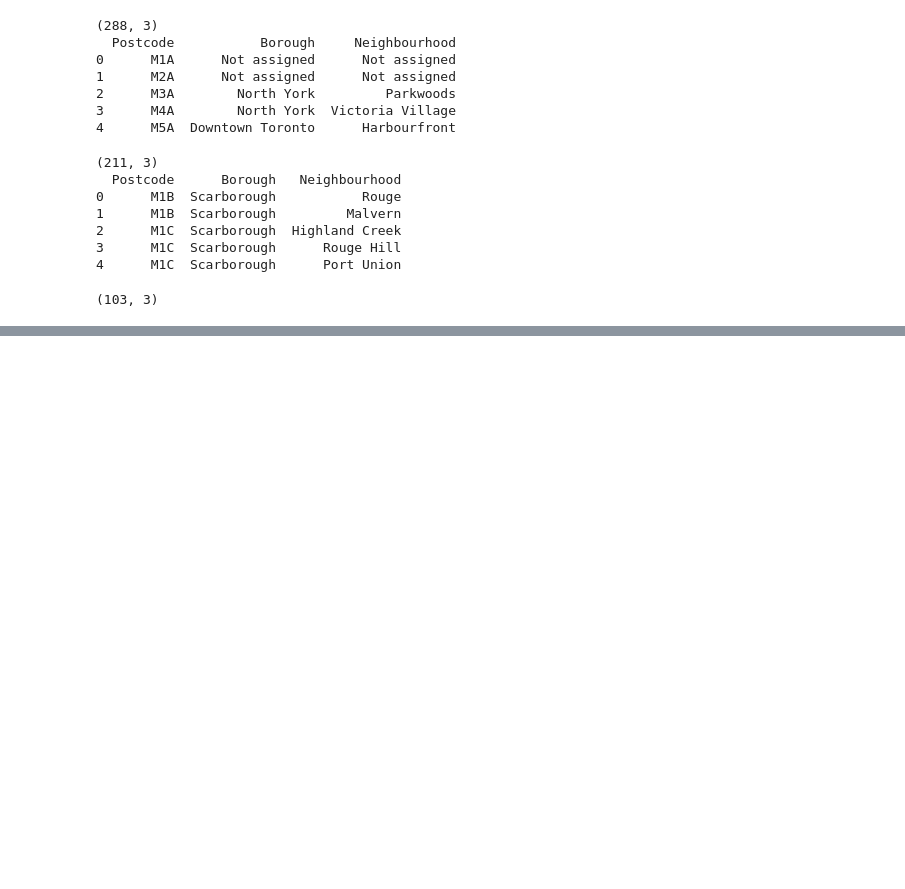
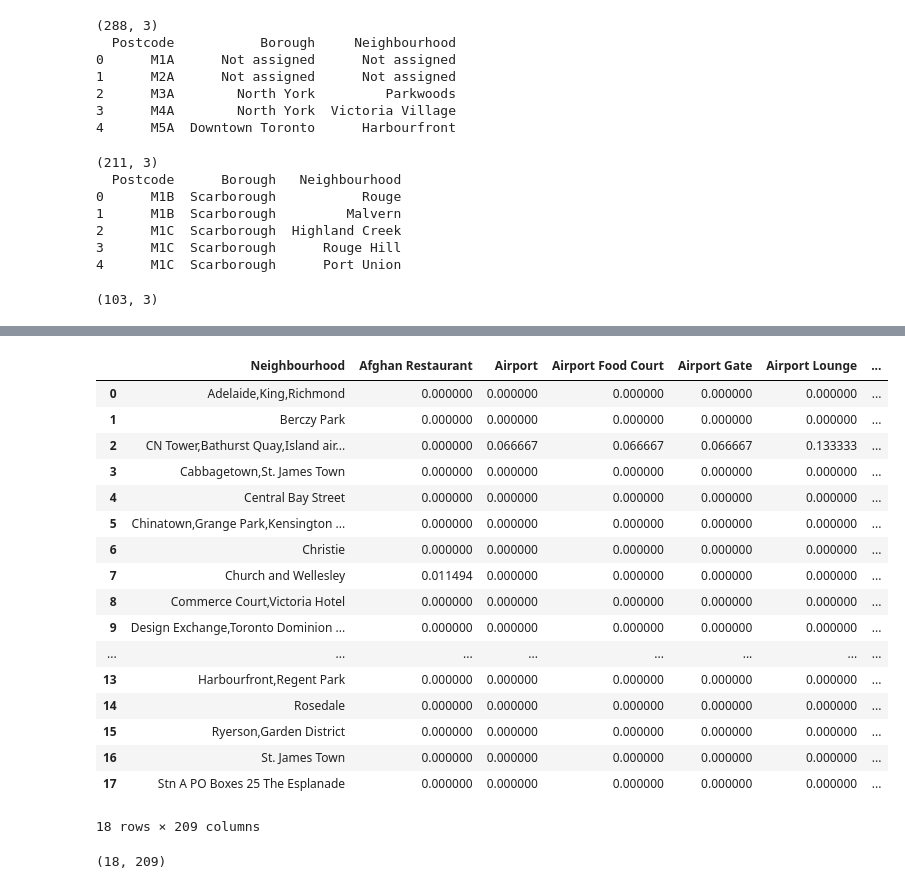
Before and after one commit to AsmarAliyeva/Coursera_Capstone, a Jupyter notebook: Segmenting and Clustering .ipynb, the cells around one changed output, grey strips where cells are left out. Saved outputs shown, nothing was run; the diff lists cells and outputs as text; code cells hidden in the pictures; blank space fills up the shorter version.

```diff
--- a/Segmenting and Clustering .ipynb
+++ b/Segmenting and Clustering .ipynb
@@ -74,0 +185,14 @@ dfNew.shape
+# %%
+# here i slice the original dataframe and create a new dataframe of the Downtown Toronto data
+# and get the geographical coordinates of Downtown Toronto
+
+toronto_data = Data[Data['Borough'] == 'Downtown Toronto'].reset_index(drop=True)
+print(toronto_data.head())
+
+address = 'Downtown Toronto, ON'
+
+geolocator = Nominatim(user_agent="tor_explorer")
+location = geolocator.geocode(address)
+latitude = location.latitude
+longitude = location.longitude
+print('The geograpical coordinate of Downtown Toronto are {}, {}.'.format(latitude, longitude))
@@ -74,0 +227,6 @@ dfNew.shape
+# %%
+# now i will define my Fourquare credentials for future reference
+
+CLIENT_ID = '1CIOCU1T1I5Z4WJU42VHG4KPO0HAYWUN5H33LXU5IBMOI3OG' # your Foursquare ID
+CLIENT_SECRET = 'O1II2ITGW4BCXCL2AKZ3NA0W1G54KPEM2NRVJ5HJP2UDHO01' # your Foursquare Secret
+VERSION = '20180604'
@@ -74,0 +283,6 @@ dfNew.shape
+# %%
+# here i create new dataframe which contain
+downtowntoronto_venues = getNearbyVenues(names=toronto_data['Neighbourhood'],
+                                   latitudes=toronto_data['Latitude'],
+                                   longitudes=toronto_data['Longitude']
+                                  )
@@ -74,0 +348,14 @@ dfNew.shape
+# %%
+#lets analize neighbourhoods
+
+downtoronto_onehot = pd.get_dummies(downtowntoronto_venues[['Venue Category']], prefix="", prefix_sep="")
+
+# add neighborhood column back to dataframe
+downtoronto_onehot['Neighbourhood'] = downtowntoronto_venues['Neighbourhood']
+
+# move neighborhood column to the first column
+fixed_columns = [downtoronto_onehot.columns[-1]] + list(downtoronto_onehot.columns[:-1])
+downtoronto_onehot = downtoronto_onehot[fixed_columns]
+
+print(downtoronto_onehot.shape)
+downtoronto_onehot.head()
@@ -74,0 +373,26 @@ dfNew.shape
+# %%
+downtoronto_grouped = downtoronto_onehot.groupby('Neighbourhood').mean().reset_index()
+downtoronto_grouped
+# %% [output]
+|  | Neighbourhood | Afghan Restaurant | Airport | Airport Food Court | Airport Gate | Airport Lounge | ... |
+| 0 | Adelaide,King,Richmond | 0.000000 | 0.000000 | 0.000000 | 0.000000 | 0.000000 | ... |
+| 1 | Berczy Park | 0.000000 | 0.000000 | 0.000000 | 0.000000 | 0.000000 | ... |
+| 2 | CN Tower,Bathurst Quay,Island air... | 0.000000 | 0.066667 | 0.066667 | 0.066667 | 0.133333 | ... |
+| 3 | Cabbagetown,St. James Town | 0.000000 | 0.000000 | 0.000000 | 0.000000 | 0.000000 | ... |
+| 4 | Central Bay Street | 0.000000 | 0.000000 | 0.000000 | 0.000000 | 0.000000 | ... |
+| 5 | Chinatown,Grange Park,Kensington ... | 0.000000 | 0.000000 | 0.000000 | 0.000000 | 0.000000 | ... |
+| 6 | Christie | 0.000000 | 0.000000 | 0.000000 | 0.000000 | 0.000000 | ... |
+| 7 | Church and Wellesley | 0.011494 | 0.000000 | 0.000000 | 0.000000 | 0.000000 | ... |
+| 8 | Commerce Court,Victoria Hotel | 0.000000 | 0.000000 | 0.000000 | 0.000000 | 0.000000 | ... |
+| 9 | Design Exchange,Toronto Dominion ... | 0.000000 | 0.000000 | 0.000000 | 0.000000 | 0.000000 | ... |
+| ... | ... | ... | ... | ... | ... | ... | ... |
+| 13 | Harbourfront,Regent Park | 0.000000 | 0.000000 | 0.000000 | 0.000000 | 0.000000 | ... |
+| 14 | Rosedale | 0.000000 | 0.000000 | 0.000000 | 0.000000 | 0.000000 | ... |
+| 15 | Ryerson,Garden District | 0.000000 | 0.000000 | 0.000000 | 0.000000 | 0.000000 | ... |
+| 16 | St. James Town | 0.000000 | 0.000000 | 0.000000 | 0.000000 | 0.000000 | ... |
+| 17 | Stn A PO Boxes 25 The Esplanade | 0.000000 | 0.000000 | 0.000000 | 0.000000 | 0.000000 | ... |
+18 rows × 209 columns
+# %%
+downtoronto_grouped.shape
+# %% [output]
+(18, 209)
```
Also changed, not shown: parts of 41 cells of this notebook.
